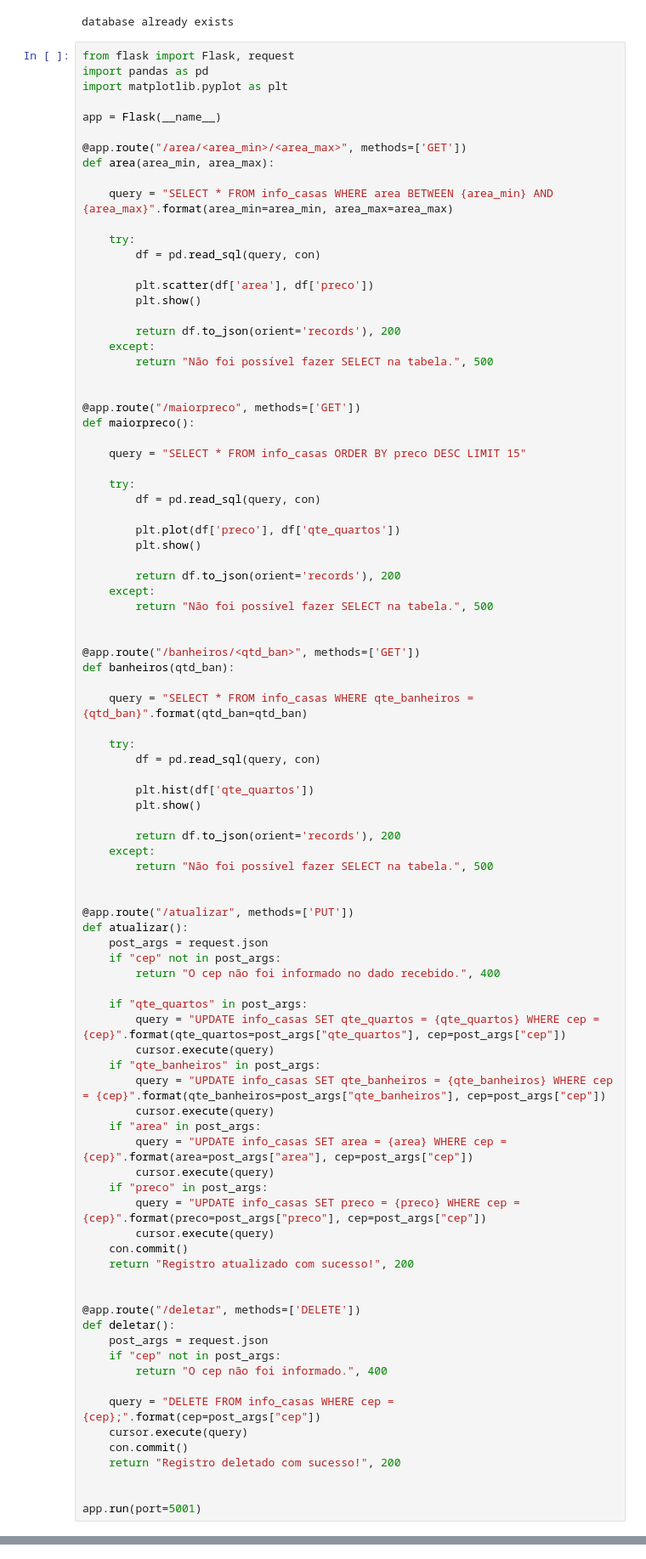
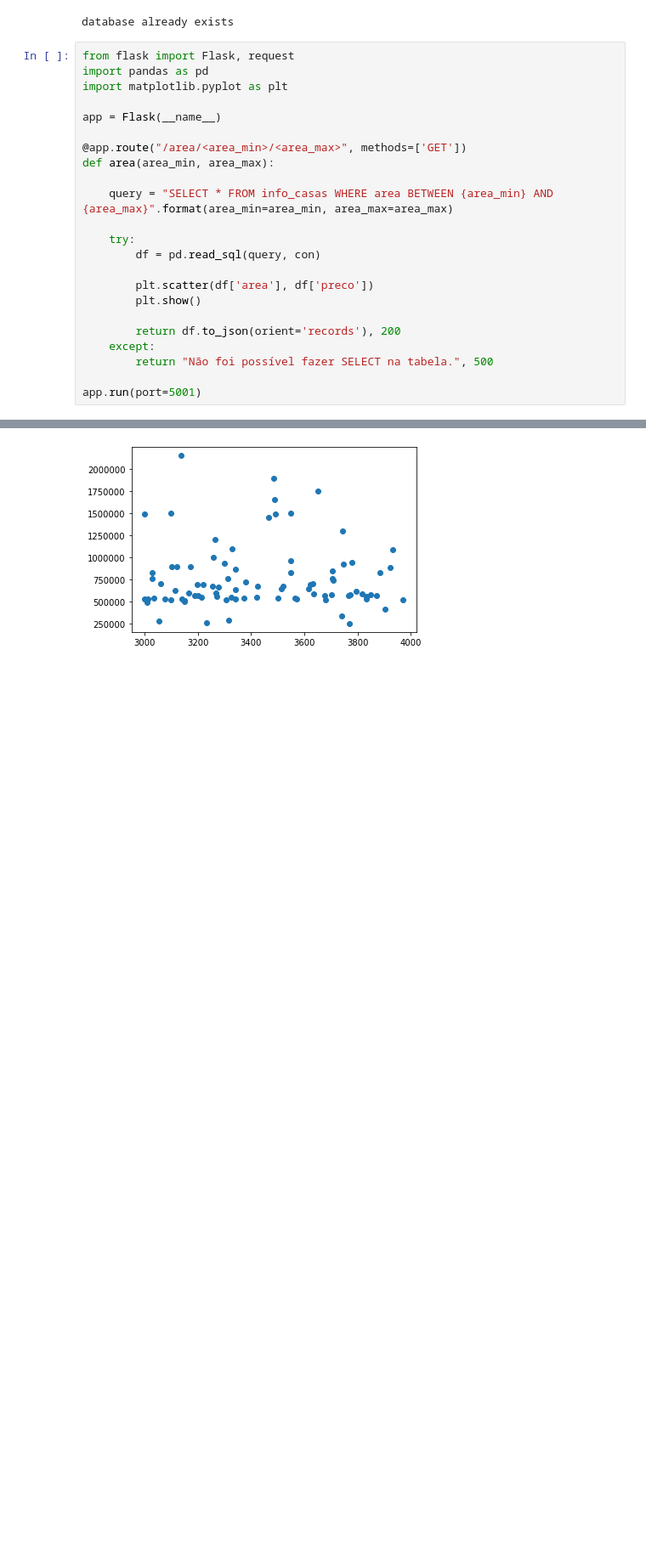
Before and after one commit to deniseramos/ex_aula4, a Jupyter notebook: Ex_Aula4.ipynb, the cells around one changed output, grey strips where cells are left out. Shown at 85% size. Drawn from its saved outputs; the diff is of its cells as text; blank space fills up the shorter version.

```diff
--- a/Ex_Aula4.ipynb
+++ b/Ex_Aula4.ipynb
@@ -36,73 +36,6 @@ def area(area_min, area_max):
     except:
         return "Não foi possível fazer SELECT na tabela.", 500
 
-
-@app.route("/maiorpreco", methods=['GET'])
-def maiorpreco():
-
-    query = "SELECT * FROM info_casas ORDER BY preco DESC LIMIT 15"
-
-    try:
-        df = pd.read_sql(query, con)
-
-        plt.plot(df['preco'], df['qte_quartos'])
-        plt.show()
-
-        return df.to_json(orient='records'), 200
-    except:
-        return "Não foi possível fazer SELECT na tabela.", 500
-
-
-@app.route("/banheiros/<qtd_ban>", methods=['GET'])
-def banheiros(qtd_ban):
-
-    query = "SELECT * FROM info_casas WHERE qte_banheiros = {qtd_ban}".format(qtd_ban=qtd_ban)
-
-    try:
-        df = pd.read_sql(query, con)
-
-        plt.hist(df['qte_quartos'])
-        plt.show()
-
-        return df.to_json(orient='records'), 200
-    except:
-        return "Não foi possível fazer SELECT na tabela.", 500
-
-
-@app.route("/atualizar", methods=['PUT'])
-def atualizar():
-    post_args = request.json
-    if "cep" not in post_args:
-        return "O cep não foi informado no dado recebido.", 400
-
-    if "qte_quartos" in post_args:
-        query = "UPDATE info_casas SET qte_quartos = {qte_quartos} WHERE cep = {cep}".format(qte_quartos=post_args["qte_quartos"], cep=post_args["cep"])
-        cursor.execute(query)
-    if "qte_banheiros" in post_args:
-        query = "UPDATE info_casas SET qte_banheiros = {qte_banheiros} WHERE cep = {cep}".format(qte_banheiros=post_args["qte_banheiros"], cep=post_args["cep"])
-        cursor.execute(query)
-    if "area" in post_args:
-        query = "UPDATE info_casas SET area = {area} WHERE cep = {cep}".format(area=post_args["area"], cep=post_args["cep"])
-        cursor.execute(query)
-    if "preco" in post_args:
-        query = "UPDATE info_casas SET preco = {preco} WHERE cep = {cep}".format(preco=post_args["preco"], cep=post_args["cep"])
-        cursor.execute(query)
-    con.commit()
-    return "Registro atualizado com sucesso!", 200
-
-
-@app.route("/deletar", methods=['DELETE'])
-def deletar():
-    post_args = request.json
-    if "cep" not in post_args:
-        return "O cep não foi informado.", 400
-
-    query = "DELETE FROM info_casas WHERE cep = {cep};".format(cep=post_args["cep"])
-    cursor.execute(query)
-    con.commit()
-    return "Registro deletado com sucesso!", 200
-
-
 app.run(port=5001)
 # %% [output]
  * Serving Flask app "__main__" (lazy loading)
@@ -114,0 +47 @@ app.run(port=5001)
+[figure, added]
```
Also changed, not shown: parts of 5 cells of this notebook.
